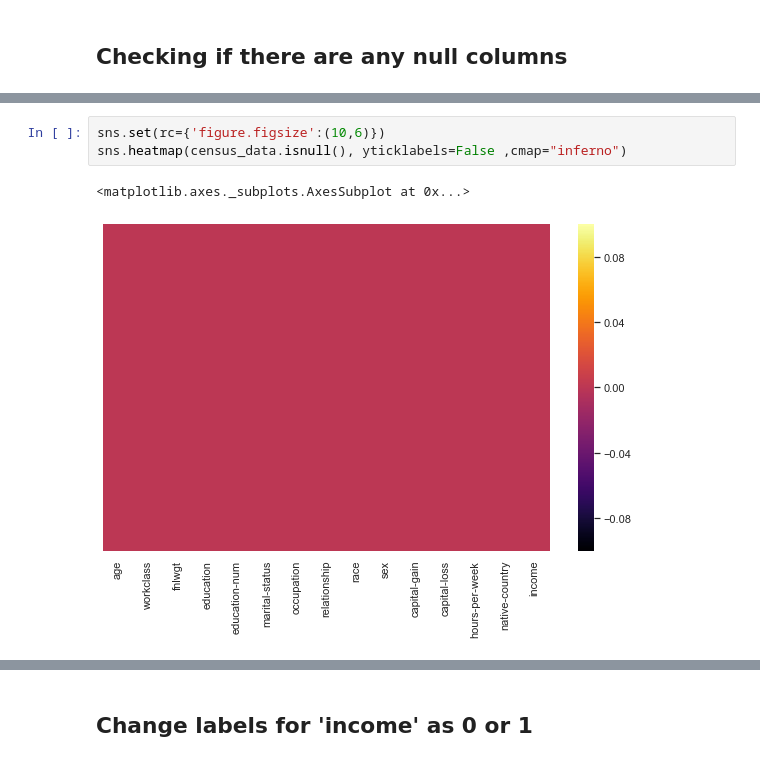
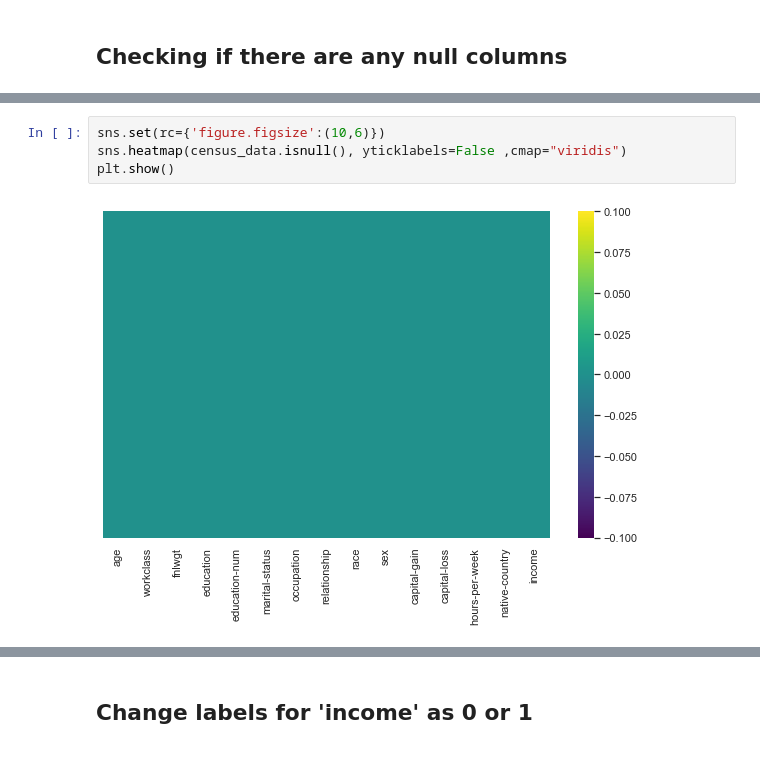
Before and after one commit to saisuma29/census_income, a Jupyter notebook: census.ipynb, the cells around one changed output, grey strips where cells are left out. Cells and saved outputs as stored; diff of their text form.

```diff
--- a/census.ipynb
+++ b/census.ipynb
@@ -71,7 +69,7 @@ income            False
 dtype: bool
 # %%
 sns.set(rc={'figure.figsize':(10,6)})
-sns.heatmap(census_data.isnull(), yticklabels=False ,cmap="inferno")
+sns.heatmap(census_data.isnull(), yticklabels=False ,cmap="viridis")
+plt.show()
 # %% [output]
-<matplotlib.axes._subplots.AxesSubplot at 0x...>
-[figure, old version]
+[figure, new version]
```
Also changed, not shown: parts of 80 cells of this notebook.
